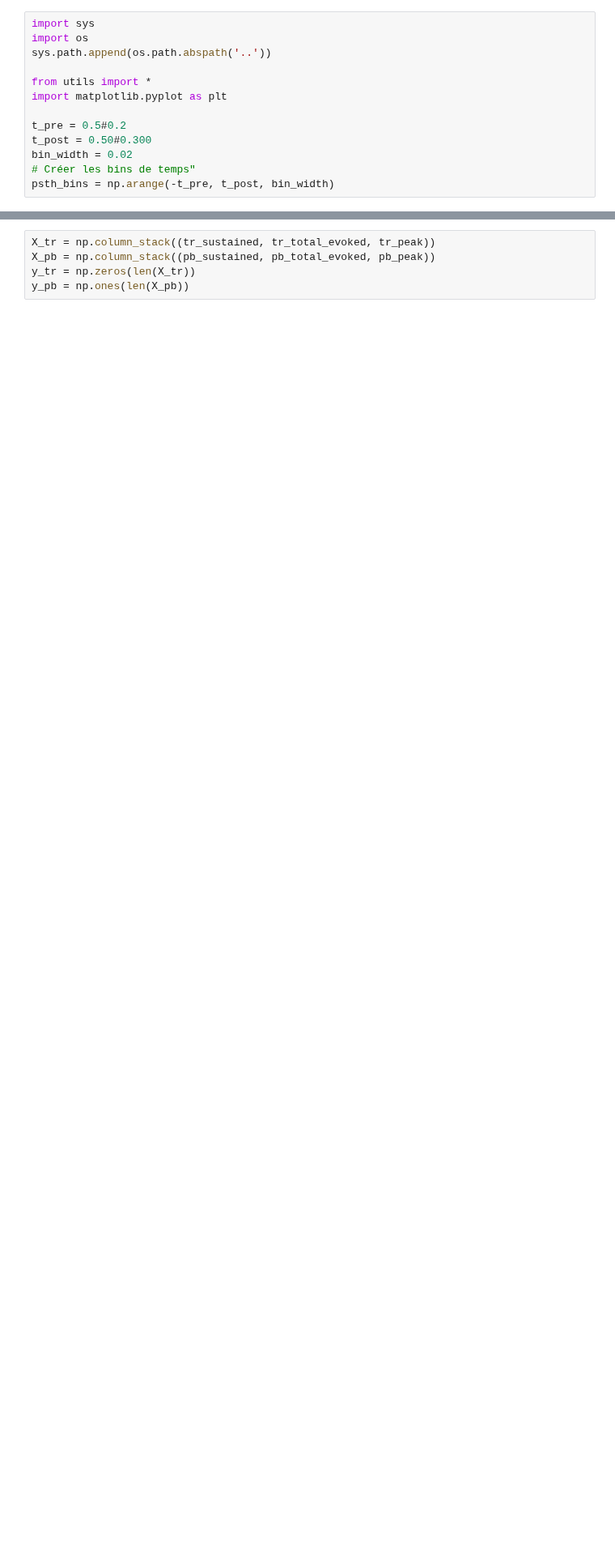
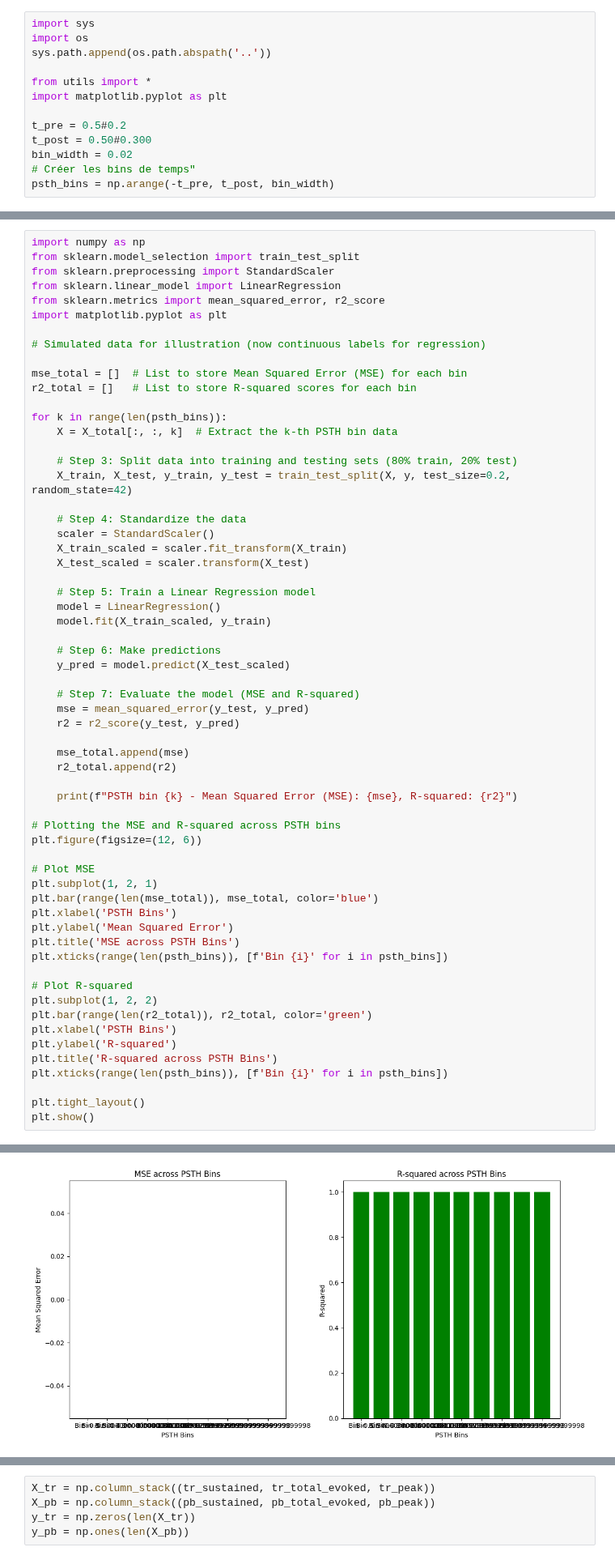
Before and after one commit to felicielevinton/analysebingobike, a Jupyter notebook: Decoding/GLM.ipynb, the cells around one changed output, grey strips where cells are left out. Shown at 81% size. Drawn from its saved outputs; the diff is of its cells as text; blank space fills up the shorter version.

```diff
--- a/Decoding/GLM.ipynb
+++ b/Decoding/GLM.ipynb
@@ -169,0 +173,62 @@ ValueError: Found array with dim 3. StandardScaler expected <= 2.
+# %%
+import numpy as np
+from sklearn.model_selection import train_test_split
+from sklearn.preprocessing import StandardScaler
+from sklearn.linear_model import LinearRegression
+from sklearn.metrics import mean_squared_error, r2_score
+import matplotlib.pyplot as plt
+
+# Simulated data for illustration (now continuous labels for regression)
+
+mse_total = []  # List to store Mean Squared Error (MSE) for each bin
+r2_total = []   # List to store R-squared scores for each bin
+
+for k in range(len(psth_bins)):
+    X = X_total[:, :, k]  # Extract the k-th PSTH bin data
+
+    # Step 3: Split data into training and testing sets (80% train, 20% test)
+    X_train, X_test, y_train, y_test = train_test_split(X, y, test_size=0.2, random_state=42)
+
+    # Step 4: Standardize the data
+    scaler = StandardScaler()
+    X_train_scaled = scaler.fit_transform(X_train)
+    X_test_scaled = scaler.transform(X_test)
+
+    # Step 5: Train a Linear Regression model
+    model = LinearRegression()
+    model.fit(X_train_scaled, y_train)
+
+    # Step 6: Make predictions
+    y_pred = model.predict(X_test_scaled)
+
+    # Step 7: Evaluate the model (MSE and R-squared)
+    mse = mean_squared_error(y_test, y_pred)
+    r2 = r2_score(y_test, y_pred)
+
+    mse_total.append(mse)
+    r2_total.append(r2)
+
+    print(f"PSTH bin {k} - Mean Squared Error (MSE): {mse}, R-squared: {r2}")
+
+# Plotting the MSE and R-squared across PSTH bins
+plt.figure(figsize=(12, 6))
+
+# Plot MSE
+plt.subplot(1, 2, 1)
+plt.bar(range(len(mse_total)), mse_total, color='blue')
+plt.xlabel('PSTH Bins')
+plt.ylabel('Mean Squared Error')
+plt.title('MSE across PSTH Bins')
+plt.xticks(range(len(psth_bins)), [f'Bin {i}' for i in psth_bins])
+
+# Plot R-squared
+plt.subplot(1, 2, 2)
+plt.bar(range(len(r2_total)), r2_total, color='green')
+plt.xlabel('PSTH Bins')
+plt.ylabel('R-squared')
+plt.title('R-squared across PSTH Bins')
+plt.xticks(range(len(psth_bins)), [f'Bin {i}' for i in psth_bins])
+
+plt.tight_layout()
+plt.show()
+# %% [output]
@@ -170,3 +245,4 @@ ValueError: Found array with dim 3. StandardScaler expected <= 2.
+[figure, added]
 # %%
 # Calcul des features pour les psth
 tr_sustained = [get_sustained_activity(psth, t_pre, t_post, bin_width) for psth in tr_psth]
```
Also changed, not shown: parts of 11 cells of this notebook, 8 other files.
